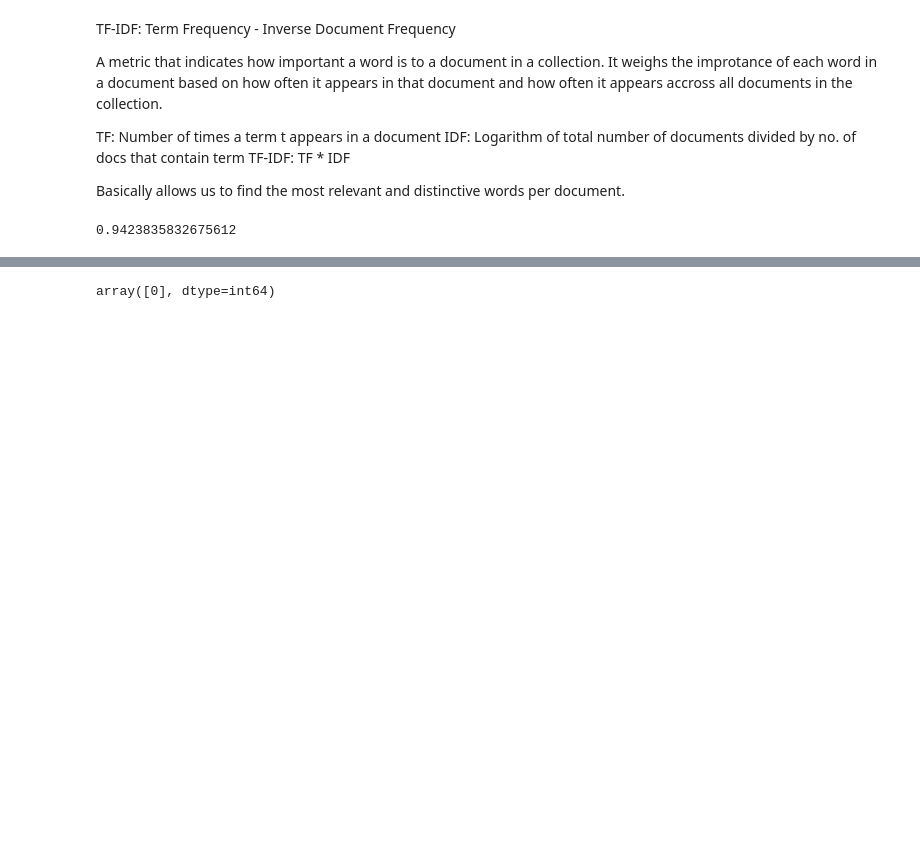
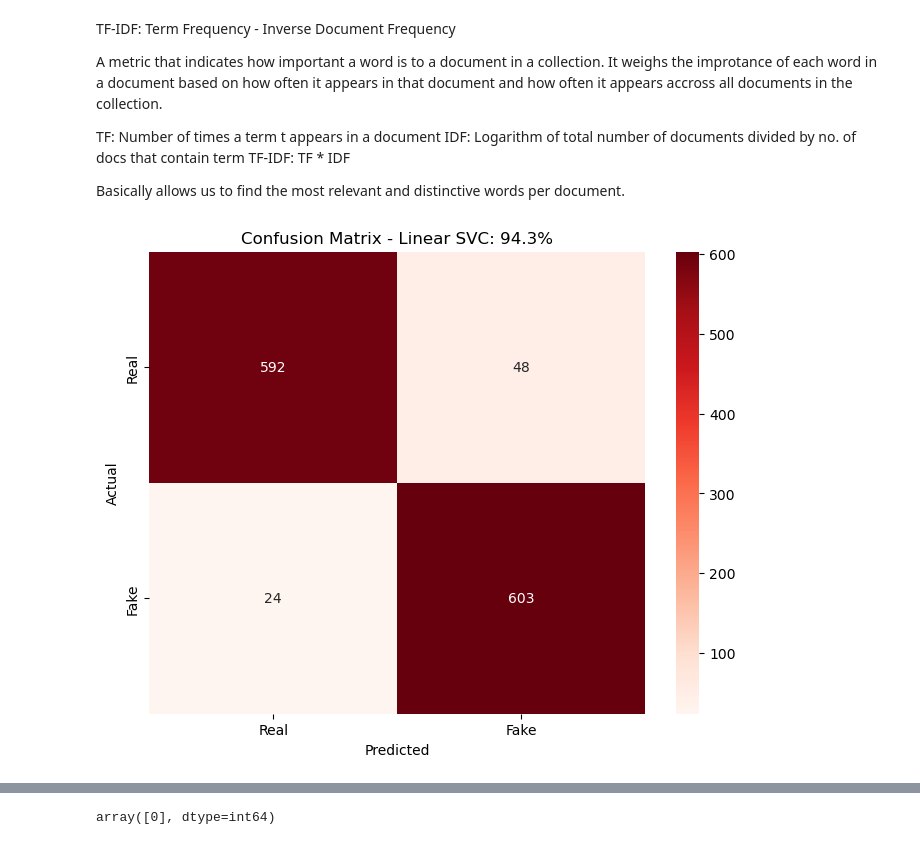
Before and after one commit to SharmaArpit956/Fake-News-Detection, a Jupyter notebook: Fake News Detection.ipynb, the cells around one changed output, grey strips where cells are left out. Saved outputs shown, nothing was run; the diff lists cells and outputs as text; code cells hidden in the pictures; blank space fills up the shorter version.

Commit message:
other models added

```diff
--- a/Fake News Detection.ipynb
+++ b/Fake News Detection.ipynb
@@ -89,9 +89,38 @@ vectorizer = TfidfVectorizer(stop_words='english',
                              ngram_range=(1, 3))  # unigrams and bigrams are considered
 X_train_vectorized = vectorizer.fit_transform(X_train)
 X_test_vectorized = vectorizer.transform(X_test)
+# %%
+model_scores = {}
+# %%
+def draw_confuion_matrix(title, cmap_choice, score, actual,predictions):
+    # Generate the confusion matrix
+    cm = confusion_matrix(actual, predictions)
+
+    # # List of available color maps
+    # color_maps = ['viridis', 'plasma', 'inferno', 'magma', 'cividis',
+    #               'Greys', 'Purples', 'Blues', 'Greens', 'Oranges', 'Reds',
+    #               'YlOrBr', 'YlOrRd', 'OrRd', 'PuRd', 'RdPu', 'BuPu',
+    #               'GnBu', 'PuBu', 'YlGnBu', 'PuBuGn', 'BuGn', 'YlGn']
+
+    # # Randomly choose a color map
+    # cmap_choice = random.choice(color_maps)
+
+    score = round(score*100,1)
+    title = 'Confusion Matrix - '+title+ ": " +str(score)+ "%"
+
+    # Plotting using seaborn
+    plt.figure(figsize=(8, 6))
+    sns.heatmap(cm, annot=True, fmt="d", cmap=cmap_choice, xticklabels=["Real", "Fake"], yticklabels=["Real", "Fake"])
+    plt.ylabel('Actual')
+    plt.xlabel('Predicted')
+    plt.title(title)
+    plt.show()
 # %%
-clf = LinearSVC()  # Linear SVC is considered one of the best text classification algorithms
-clf.fit(X_train_vectorized, y_train)
-clf.score(X_test_vectorized, y_test)
+svc_clf = LinearSVC()  # Linear SVC is considered one of the best text classification algorithms
+svc_clf.fit(X_train_vectorized, y_train)
+svc_score= svc_clf.score(X_test_vectorized, y_test)
+model_scores["Linear SVC"] = svc_score
+predictions = svc_clf.predict(X_test_vectorized)
+draw_confuion_matrix("Linear SVC",'Reds',svc_score, y_test,predictions)
 # %% [output]
-0.9423835832675612
+[figure, added]
```
Also changed, not shown: parts of 8 cells of this notebook, 1 other file.
